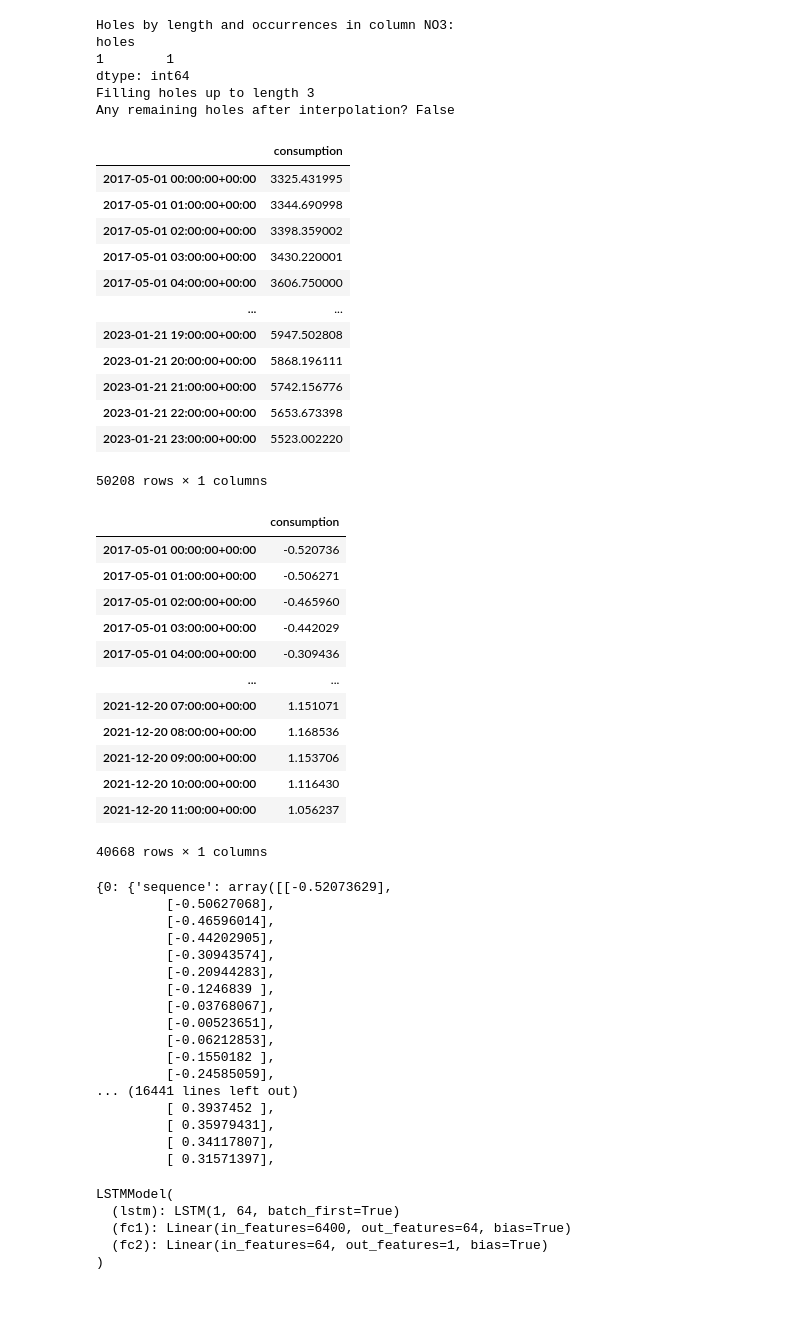
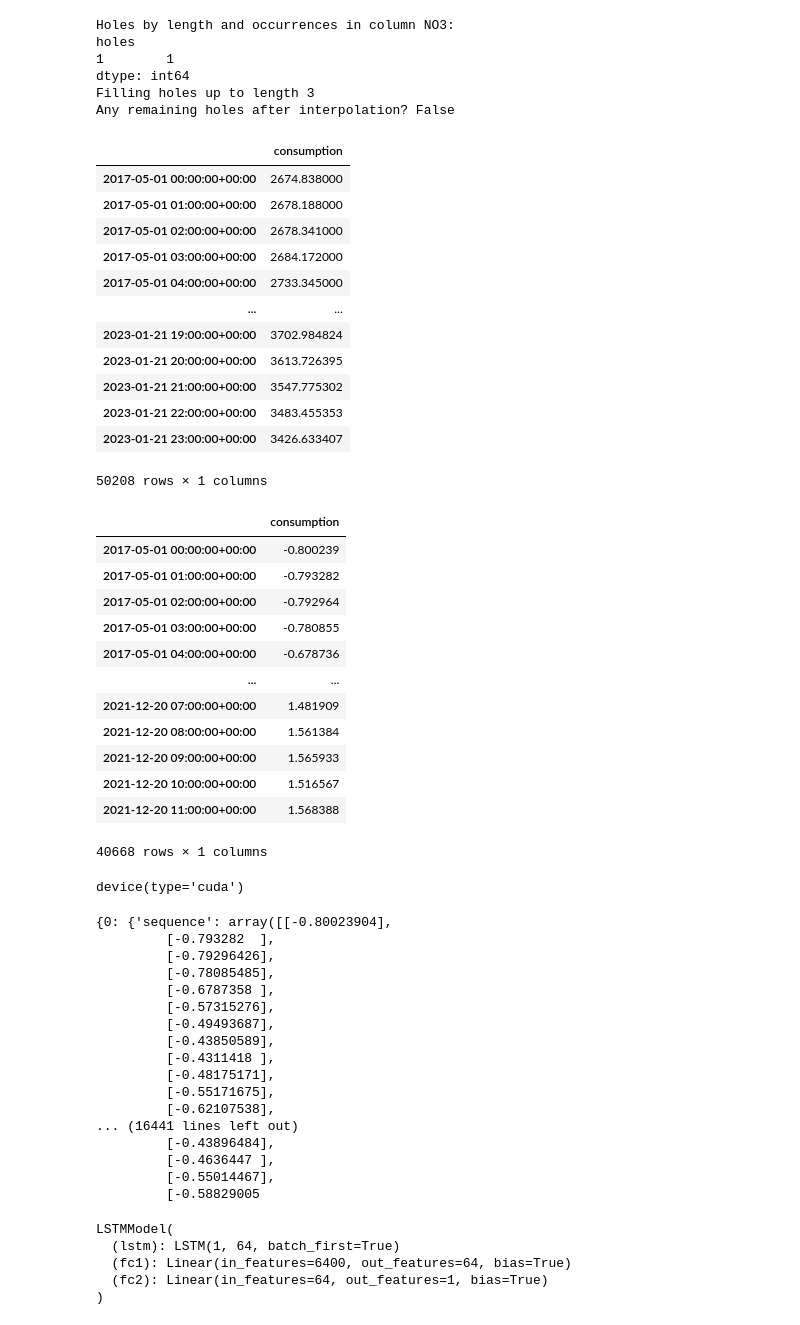
Before and after one commit to mikkeldah/IT3030---Deep-Learning, a Jupyter notebook: Project 2/LSTM.ipynb, the cells around one changed output. Drawn from its saved outputs; the diff is of its cells as text; code cells hidden in the pictures.

```diff
--- a/Project 2/LSTM.ipynb
+++ b/Project 2/LSTM.ipynb
@@ -30,22 +30,22 @@ dtype: int64
 Filling holes up to length 3
 Any remaining holes after interpolation? False
 # %%
-df = df1[['consumption']]
+df = df3[['consumption']]
 
 df
 # %% [output]
 |  | consumption |
-| 2017-05-01 00:00:00+00:00 | 3325.431995 |
-| 2017-05-01 01:00:00+00:00 | 3344.690998 |
-| 2017-05-01 02:00:00+00:00 | 3398.359002 |
-| 2017-05-01 03:00:00+00:00 | 3430.220001 |
-| 2017-05-01 04:00:00+00:00 | 3606.750000 |
+| 2017-05-01 00:00:00+00:00 | 2674.838000 |
+| 2017-05-01 01:00:00+00:00 | 2678.188000 |
+| 2017-05-01 02:00:00+00:00 | 2678.341000 |
+| 2017-05-01 03:00:00+00:00 | 2684.172000 |
+| 2017-05-01 04:00:00+00:00 | 2733.345000 |
 | ... | ... |
-| 2023-01-21 19:00:00+00:00 | 5947.502808 |
-| 2023-01-21 20:00:00+00:00 | 5868.196111 |
-| 2023-01-21 21:00:00+00:00 | 5742.156776 |
-| 2023-01-21 22:00:00+00:00 | 5653.673398 |
-| 2023-01-21 23:00:00+00:00 | 5523.002220 |
+| 2023-01-21 19:00:00+00:00 | 3702.984824 |
+| 2023-01-21 20:00:00+00:00 | 3613.726395 |
+| 2023-01-21 21:00:00+00:00 | 3547.775302 |
+| 2023-01-21 22:00:00+00:00 | 3483.455353 |
+| 2023-01-21 23:00:00+00:00 | 3426.633407 |
 50208 rows × 1 columns
 # %%
 # Get the 0.8 first timesteps for training and 0.2 last one for testing
@@ -65,17 +65,17 @@ df_test = (df_test - train_mean) / train_std
 df_train
 # %% [output]
 |  | consumption |
-| 2017-05-01 00:00:00+00:00 | -0.520736 |
-| 2017-05-01 01:00:00+00:00 | -0.506271 |
-| 2017-05-01 02:00:00+00:00 | -0.465960 |
-| 2017-05-01 03:00:00+00:00 | -0.442029 |
-| 2017-05-01 04:00:00+00:00 | -0.309436 |
+| 2017-05-01 00:00:00+00:00 | -0.800239 |
+| 2017-05-01 01:00:00+00:00 | -0.793282 |
+| 2017-05-01 02:00:00+00:00 | -0.792964 |
+| 2017-05-01 03:00:00+00:00 | -0.780855 |
+| 2017-05-01 04:00:00+00:00 | -0.678736 |
 | ... | ... |
-| 2021-12-20 07:00:00+00:00 | 1.151071 |
-| 2021-12-20 08:00:00+00:00 | 1.168536 |
-| 2021-12-20 09:00:00+00:00 | 1.153706 |
-| 2021-12-20 10:00:00+00:00 | 1.116430 |
-| 2021-12-20 11:00:00+00:00 | 1.056237 |
+| 2021-12-20 07:00:00+00:00 | 1.481909 |
+| 2021-12-20 08:00:00+00:00 | 1.561384 |
+| 2021-12-20 09:00:00+00:00 | 1.565933 |
+| 2021-12-20 10:00:00+00:00 | 1.516567 |
+| 2021-12-20 11:00:00+00:00 | 1.568388 |
 40668 rows × 1 columns
 # %%
 def generate_sequences(df, tw, pw):
@@ -111,26 +111,31 @@ test_dataset = SequenceDataset(generate_sequences(df_test, tw, pw))
 train_loader = torch.utils.data.DataLoader(train_dataset, batch_size=32, shuffle=True, drop_last=True)
 val_loader = torch.utils.data.DataLoader(val_dataset, batch_size=32, shuffle=True, drop_last=True)
 test_loader = torch.utils.data.DataLoader(test_dataset, batch_size=32, shuffle=True, drop_last=True)
+# %%
+device = torch.device('cuda' if torch.cuda.is_available() else 'cpu')
+device
+# %% [output]
+device(type='cuda')
 # %%
 train_loader.dataset.data
 # %% [output]
-{0: {'sequence': array([[-0.52073629],
-         [-0.50627068],
-         [-0.46596014],
-         [-0.44202905],
-         [-0.30943574],
-         [-0.20944283],
-         [-0.1246839 ],
-         [-0.03768067],
-         [-0.00523651],
-         [-0.06212853],
-         [-0.1550182 ],
-         [-0.24585059],
+{0: {'sequence': array([[-0.80023904],
+         [-0.793282  ],
+         [-0.79296426],
+         [-0.78085485],
+         [-0.6787358 ],
+         [-0.57315276],
+         [-0.49493687],
+         [-0.43850589],
+         [-0.4311418 ],
+         [-0.48175171],
+         [-0.55171675],
+         [-0.62107538],
 ... (16441 lines left out)
-         [ 0.3937452 ],
-         [ 0.35979431],
-         [ 0.34117807],
-         [ 0.31571397],
+         [-0.43896484],
+         [-0.4636447 ],
+         [-0.55014467],
+         [-0.58829005
 # %%
 class LSTMModel(nn.Module):
 
```
Also changed, not shown: parts of 10 cells of this notebook, 3 other files.
